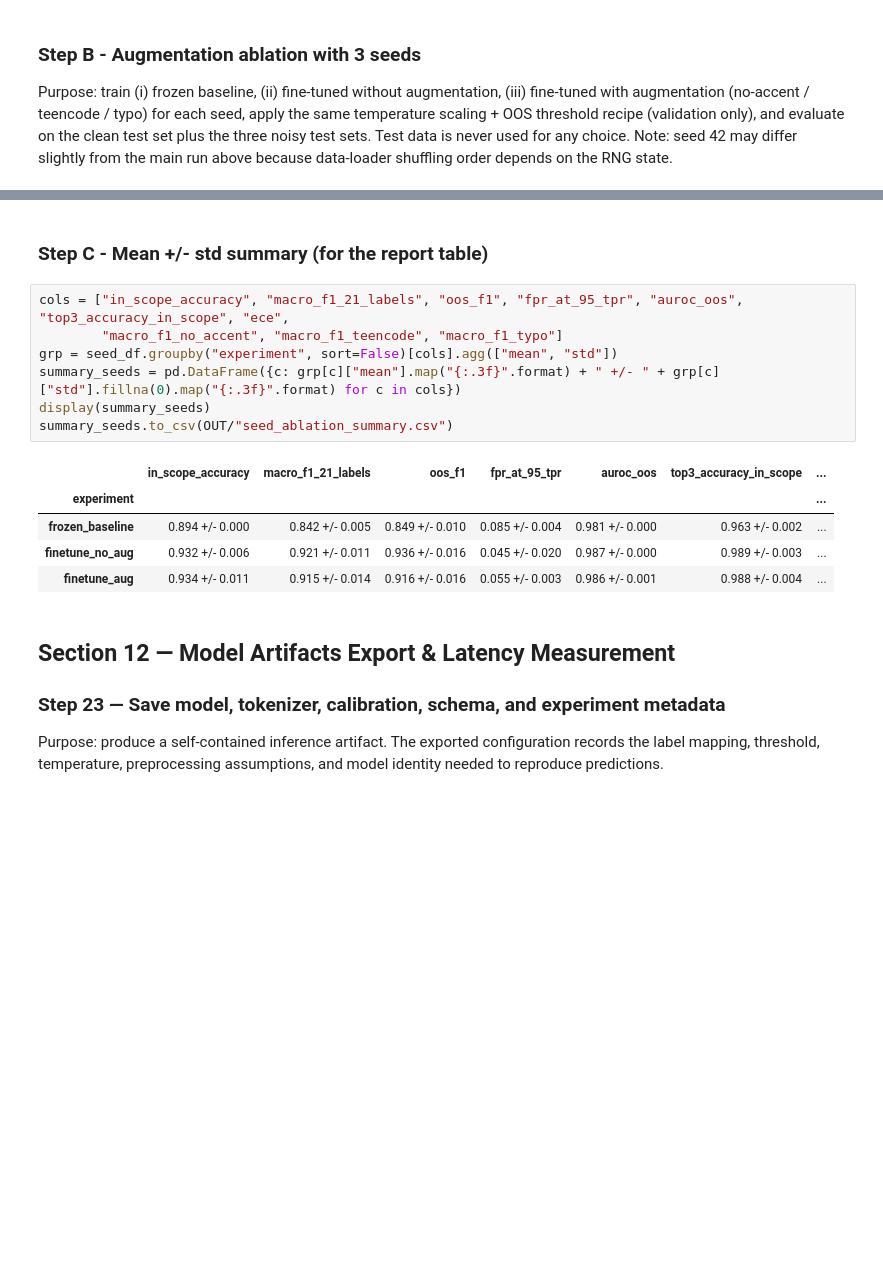
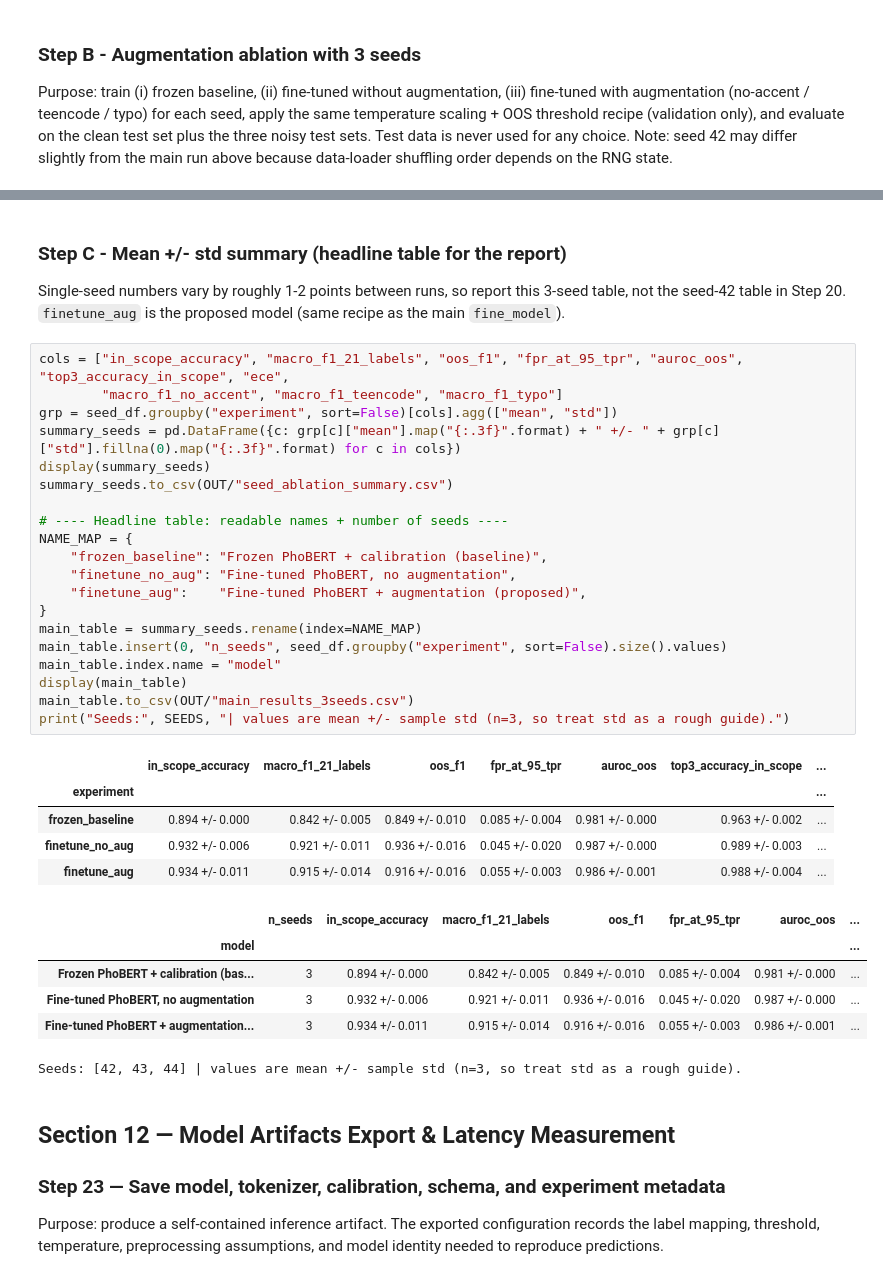
Before and after one commit to lephamhuechi/tmg-fall2026-project, a Jupyter notebook: src/Intent_classification.ipynb, the cells around one changed output, grey strips where cells are left out. Saved outputs shown, nothing was run; the diff lists cells and outputs as text; blank space fills up the shorter version.

```diff
--- a/src/classification.ipynb
+++ b/src/Intent_classification.ipynb
@@ -1167,20 +1261,41 @@ Notes:
 finetune_no_aug seed=44: macro_f1=0.934 oos_f1=0.955 no_accent_f1=0.155
 ... (6 outputs left out)
 # %% [markdown]
-### Step C - Mean +/- std summary (for the report table)
+### Step C - Mean +/- std summary (**headline table for the report**)
+
+Single-seed numbers vary by roughly 1-2 points between runs, so report this 3-seed table, not the seed-42 table in Step 20. `finetune_aug` is the proposed model (same recipe as the main `fine_model`).
 # %%
 cols = ["in_scope_accuracy", "macro_f1_21_labels", "oos_f1", "fpr_at_95_tpr", "auroc_oos", "top3_accuracy_in_scope", "ece",
         "macro_f1_no_accent", "macro_f1_teencode", "macro_f1_typo"]
 grp = seed_df.groupby("experiment", sort=False)[cols].agg(["mean", "std"])
 summary_seeds = pd.DataFrame({c: grp[c]["mean"].map("{:.3f}".format) + " +/- " + grp[c]["std"].fillna(0).map("{:.3f}".format) for c in cols})
 display(summary_seeds)
 summary_seeds.to_csv(OUT/"seed_ablation_summary.csv")
+
+# ---- Headline table: readable names + number of seeds ----
+NAME_MAP = {
+    "frozen_baseline": "Frozen PhoBERT + calibration (baseline)",
+    "finetune_no_aug": "Fine-tuned PhoBERT, no augmentation",
+    "finetune_aug":    "Fine-tuned PhoBERT + augmentation (proposed)",
+}
+main_table = summary_seeds.rename(index=NAME_MAP)
+main_table.insert(0, "n_seeds", seed_df.groupby("experiment", sort=False).size().values)
+main_table.index.name = "model"
+display(main_table)
+main_table.to_csv(OUT/"main_results_3seeds.csv")
+print("Seeds:", SEEDS, "| values are mean +/- sample std (n=3, so treat std as a rough guide).")
 # %% [output]
 |  | in_scope_accuracy | macro_f1_21_labels | oos_f1 | fpr_at_95_tpr | auroc_oos | top3_accuracy_in_scope | ... |
 | experiment |  |  |  |  |  |  | ... |
 | frozen_baseline | 0.894 +/- 0.000 | 0.842 +/- 0.005 | 0.849 +/- 0.010 | 0.085 +/- 0.004 | 0.981 +/- 0.000 | 0.963 +/- 0.002 | ... |
 | finetune_no_aug | 0.932 +/- 0.006 | 0.921 +/- 0.011 | 0.936 +/- 0.016 | 0.045 +/- 0.020 | 0.987 +/- 0.000 | 0.989 +/- 0.003 | ... |
 | finetune_aug | 0.934 +/- 0.011 | 0.915 +/- 0.014 | 0.916 +/- 0.016 | 0.055 +/- 0.003 | 0.986 +/- 0.001 | 0.988 +/- 0.004 | ... |
+|  | n_seeds | in_scope_accuracy | macro_f1_21_labels | oos_f1 | fpr_at_95_tpr | auroc_oos | ... |
+| model |  |  |  |  |  |  | ... |
+| Frozen PhoBERT + calibration (bas... | 3 | 0.894 +/- 0.000 | 0.842 +/- 0.005 | 0.849 +/- 0.010 | 0.085 +/- 0.004 | 0.981 +/- 0.000 | ... |
+| Fine-tuned PhoBERT, no augmentation | 3 | 0.932 +/- 0.006 | 0.921 +/- 0.011 | 0.936 +/- 0.016 | 0.045 +/- 0.020 | 0.987 +/- 0.000 | ... |
+| Fine-tuned PhoBERT + augmentation... | 3 | 0.934 +/- 0.011 | 0.915 +/- 0.014 | 0.916 +/- 0.016 | 0.055 +/- 0.003 | 0.986 +/- 0.001 | ... |
+Seeds: [42, 43, 44] | values are mean +/- sample std (n=3, so treat std as a rough guide).
 # %% [markdown]
 ## Section 12 — Model Artifacts Export & Latency Measurement
 ### Step 23 — Save model, tokenizer, calibration, schema, and experiment metadata
```
Also changed, not shown: parts of 22 cells of this notebook.
